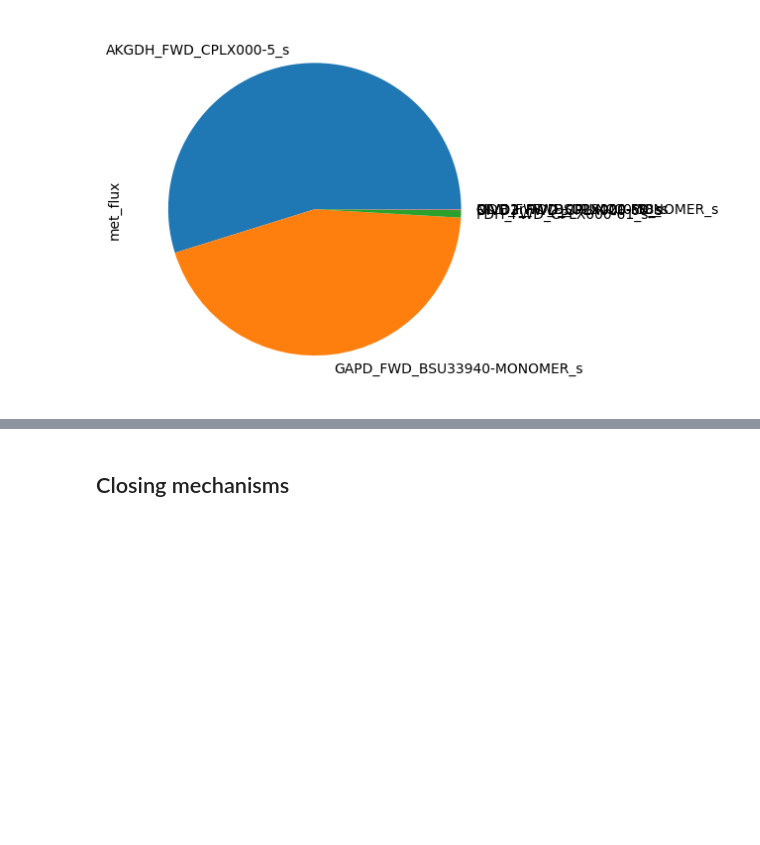
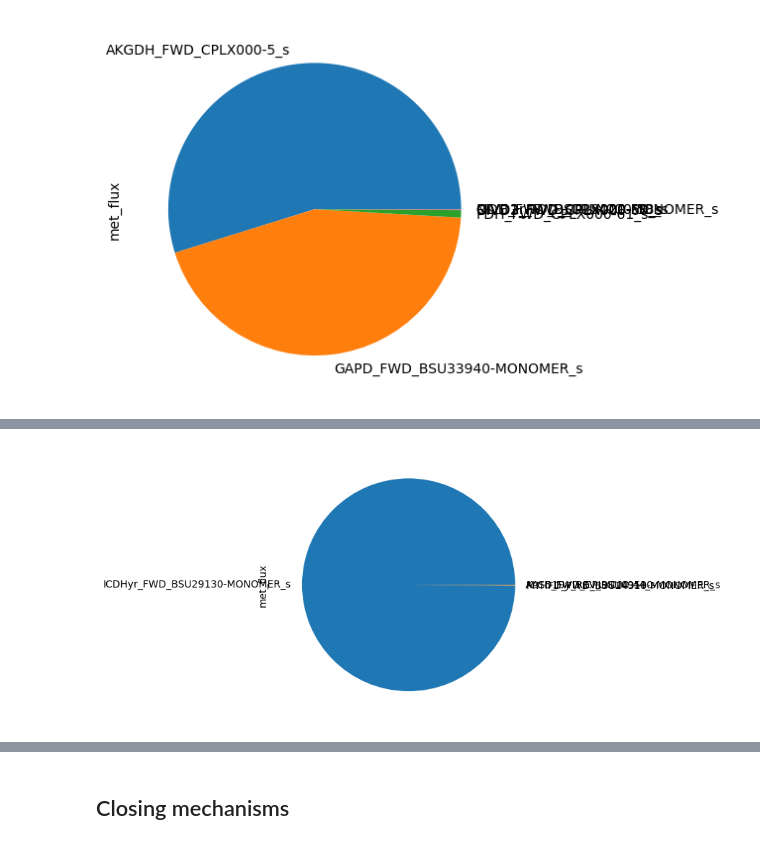
Before and after one commit to jdtibochab/sporeme, a Jupyter notebook: bacillusme/analysis/spore/2.1.1.ATPSupplyMechanisms.ipynb, the cells around one changed output, grey strips where cells are left out. Drawn from its saved outputs; the diff is of its cells as text; code cells hidden in the pictures; blank space fills up the shorter version.

```diff
--- a/bacillusme/analysis/spore/2.1.1.ATPSupplyMechanisms.ipynb
+++ b/bacillusme/analysis/spore/2.1.1.ATPSupplyMechanisms.ipynb
@@ -277,0 +342,5 @@ flux_based_reactions(sporeme,'nadh_c',growth_symbol = 'sigma')
+# %%
+df = flux_based_reactions(sporeme,'nadph_s',only_types=['MetabolicReaction'],growth_symbol = 'sigma')
+# %%
+prod_df = df[df['met_flux']>0]['met_flux']
+prod_df.div(prod_df.sum())
@@ -278 +371,6 @@ flux_based_reactions(sporeme,'nadh_c',growth_symbol = 'sigma')
+# %%
+prod_df.plot.pie()
+plt.savefig('figures/NADH_synthesis_spoAQ.svg',format='SVG')
+# %% [output]
+[figure, added]
 # %%
```
Also changed, not shown: parts of 25 cells of this notebook, 3 other files.
